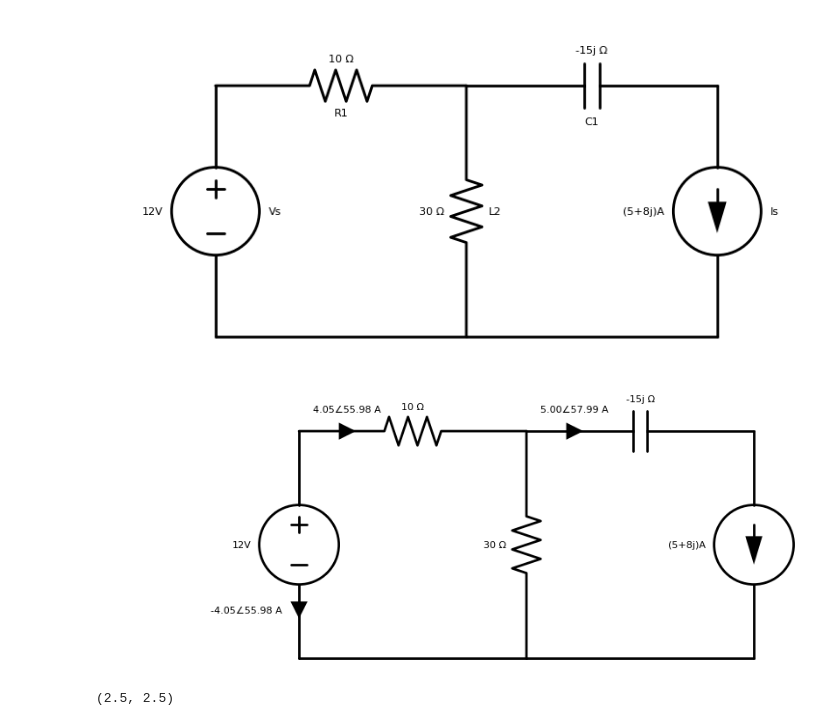
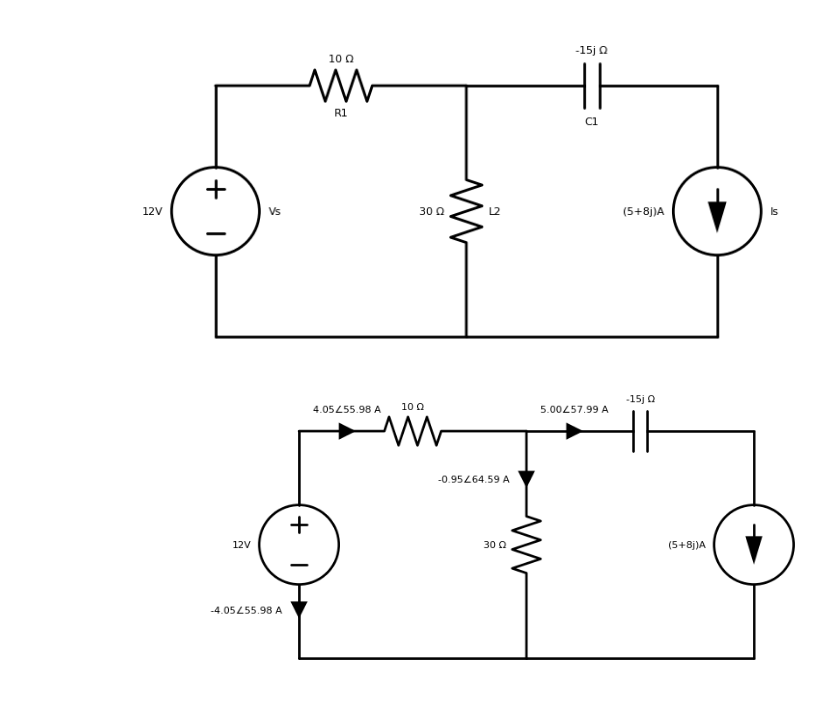
Before and after one commit to ygordealmeida/PhaCircuits, a Jupyter notebook: circuit.ipynb, the cells around one changed output. Cells and saved outputs as stored; diff of their text form; code cells hidden in the pictures.

```diff
--- a/circuit.ipynb
+++ b/circuit.ipynb
@@ -234,6 +217,6 @@ V=circuito.resolver_circuito()
 # %% [output]
 [figure]
 # %%
-circuito.draw_with_currents(["R1","Vs","C1"])
+circuito.draw_with_currents()
 # %% [output]
-[figure, old version]
+[figure, new version]
@@ -244,4 +222,0 @@ z=circuito.ponto_medio(x,y)
-# %%
-print(z)
-# %% [output]
-(2.5, 2.5)
```
Also changed, not shown: parts of 4 cells of this notebook, 1 other file.
